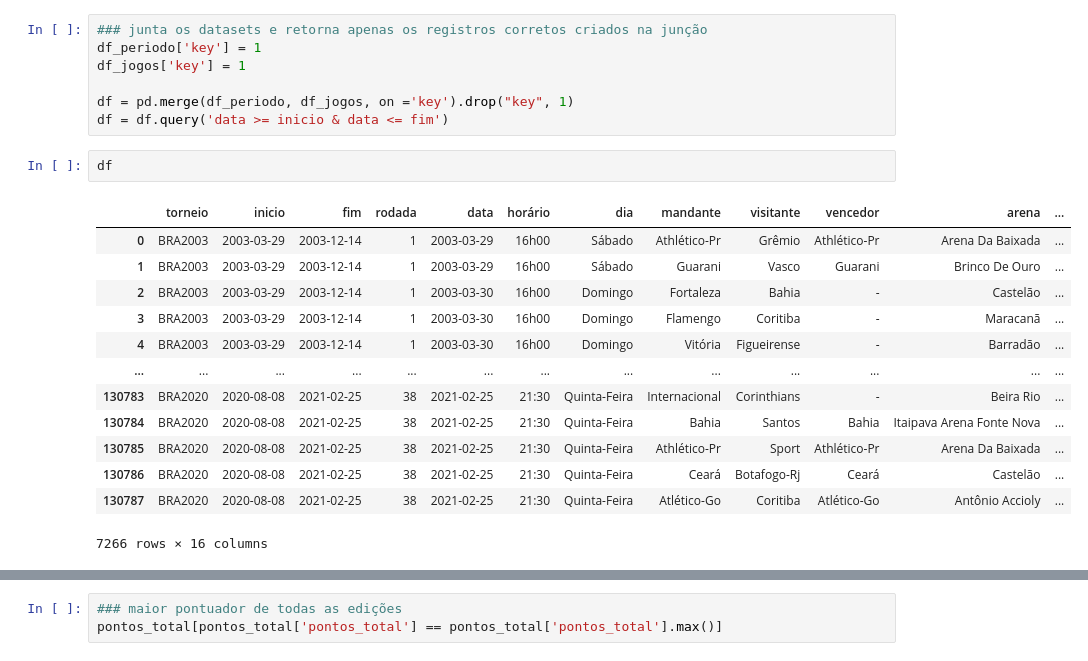
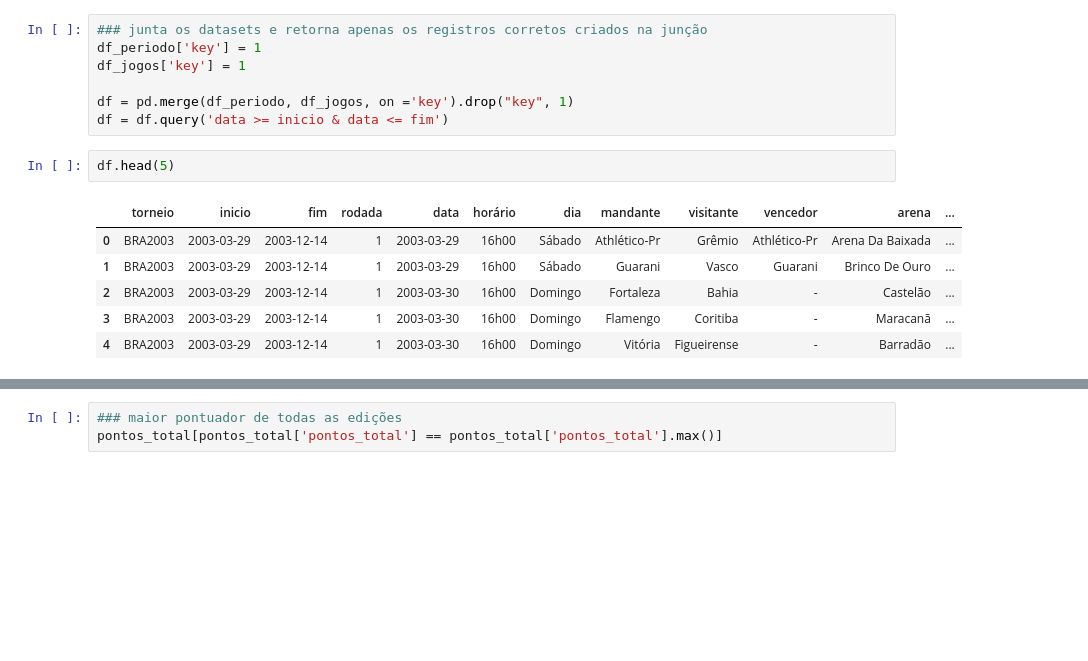
Before and after one commit to juvenalfonseca/python, a Jupyter notebook: jbrasileirao/brasileirao_pontos_corridos_pandas.ipynb, the cells around one changed output, grey strips where cells are left out. Drawn from its saved outputs; the diff is of its cells as text; blank space fills up the shorter version.

Commit message:
Adição de novas análises

```diff
--- a/jbrasileirao/brasileirao_pontos_corridos_pandas.ipynb
+++ b/jbrasileirao/brasileirao_pontos_corridos_pandas.ipynb
@@ -49,18 +66,11 @@ df_jogos['key'] = 1
 df = pd.merge(df_periodo, df_jogos, on ='key').drop("key", 1)
 df = df.query('data >= inicio & data <= fim')
 # %%
-df
+df.head(5)
 # %% [output]
 |  | torneio | inicio | fim | rodada | data | horário | dia | mandante | visitante | vencedor | arena | ... |
 | 0 | BRA2003 | 2003-03-29 | 2003-12-14 | 1 | 2003-03-29 | 16h00 | Sábado | Athlético-Pr | Grêmio | Athlético-Pr | Arena Da Baixada | ... |
 | 1 | BRA2003 | 2003-03-29 | 2003-12-14 | 1 | 2003-03-29 | 16h00 | Sábado | Guarani | Vasco | Guarani | Brinco De Ouro | ... |
 | 2 | BRA2003 | 2003-03-29 | 2003-12-14 | 1 | 2003-03-30 | 16h00 | Domingo | Fortaleza | Bahia | - | Castelão | ... |
 | 3 | BRA2003 | 2003-03-29 | 2003-12-14 | 1 | 2003-03-30 | 16h00 | Domingo | Flamengo | Coritiba | - | Maracanã | ... |
 | 4 | BRA2003 | 2003-03-29 | 2003-12-14 | 1 | 2003-03-30 | 16h00 | Domingo | Vitória | Figueirense | - | Barradão | ... |
-| ... | ... | ... | ... | ... | ... | ... | ... | ... | ... | ... | ... | ... |
-| 130783 | BRA2020 | 2020-08-08 | 2021-02-25 | 38 | 2021-02-25 | 21:30 | Quinta-Feira | Internacional | Corinthians | - | Beira Rio | ... |
-| 130784 | BRA2020 | 2020-08-08 | 2021-02-25 | 38 | 2021-02-25 | 21:30 | Quinta-Feira | Bahia | Santos | Bahia | Itaipava Arena Fonte Nova | ... |
-| 130785 | BRA2020 | 2020-08-08 | 2021-02-25 | 38 | 2021-02-25 | 21:30 | Quinta-Feira | Athlético-Pr | Sport | Athlético-Pr | Arena Da Baixada | ... |
-| 130786 | BRA2020 | 2020-08-08 | 2021-02-25 | 38 | 2021-02-25 | 21:30 | Quinta-Feira | Ceará | Botafogo-Rj | Ceará | Castelão | ... |
-| 130787 | BRA2020 | 2020-08-08 | 2021-02-25 | 38 | 2021-02-25 | 21:30 | Quinta-Feira | Atlético-Go | Coritiba | Atlético-Go | Antônio Accioly | ... |
-7266 rows × 16 columns
```
Also changed, not shown: parts of 30 cells of this notebook, 1 other file.
